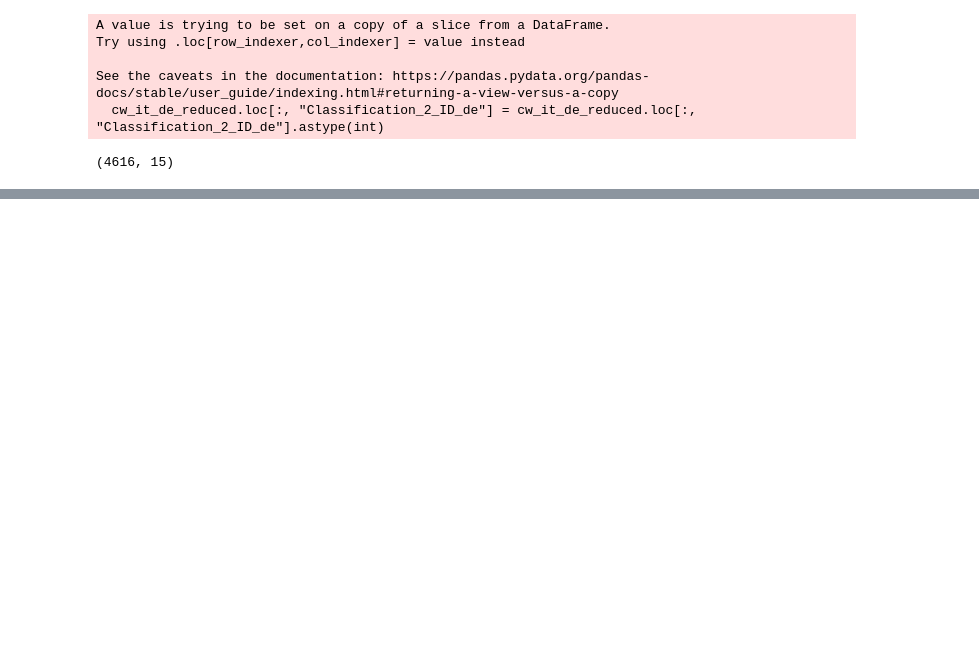
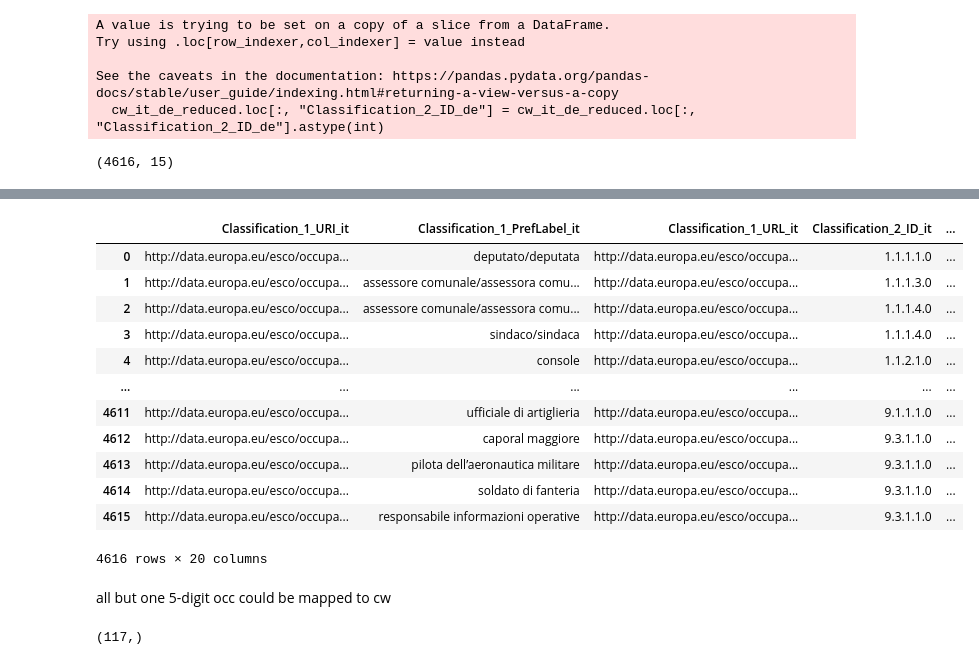
Before and after one commit to derpyninja/re4gt, a Jupyter notebook: notebooks/new/05-fz-crosswalk-it-esco-de.ipynb, the cells around one changed output, grey strips where cells are left out. Drawn from its saved outputs; the diff is of its cells as text; code cells hidden in the pictures; blank space fills up the shorter version.

```diff
--- a/notebooks/new/05-fz-crosswalk-it-esco-de.ipynb
+++ b/notebooks/new/05-fz-crosswalk-it-esco-de.ipynb
@@ -200,0 +292,35 @@ cw_it_de_reduced.to_csv(
+# %%
+cw_it_de_reduced_gmerged = pd.merge(
+    left=cw_it_de_reduced,
+    right=greenness_jrc,
+    left_on="Classification_2_ID_it",
+    right_on="isco08_jrc",
+    how="left",
+    validate="m:1"
+)
+
+# fill nans in greenness col with zeros
+cw_it_de_reduced_gmerged["greenness_jrc"] = \
+    cw_it_de_reduced_gmerged["greenness_jrc"].fillna(0)
+
+cw_it_de_reduced_gmerged
+# %% [output]
+|  | Classification_1_URI_it | Classification_1_PrefLabel_it | Classification_1_URL_it | Classification_2_ID_it | ... |
+| 0 | http://data.europa.eu/esco/occupa... | deputato/deputata | http://data.europa.eu/esco/occupa... | 1.1.1.1.0 | ... |
+| 1 | http://data.europa.eu/esco/occupa... | assessore comunale/assessora comu... | http://data.europa.eu/esco/occupa... | 1.1.1.3.0 | ... |
+| 2 | http://data.europa.eu/esco/occupa... | assessore comunale/assessora comu... | http://data.europa.eu/esco/occupa... | 1.1.1.4.0 | ... |
+| 3 | http://data.europa.eu/esco/occupa... | sindaco/sindaca | http://data.europa.eu/esco/occupa... | 1.1.1.4.0 | ... |
+| 4 | http://data.europa.eu/esco/occupa... | console | http://data.europa.eu/esco/occupa... | 1.1.2.1.0 | ... |
+| ... | ... | ... | ... | ... | ... |
+| 4611 | http://data.europa.eu/esco/occupa... | ufficiale di artiglieria | http://data.europa.eu/esco/occupa... | 9.1.1.1.0 | ... |
+| 4612 | http://data.europa.eu/esco/occupa... | caporal maggiore | http://data.europa.eu/esco/occupa... | 9.3.1.1.0 | ... |
+| 4613 | http://data.europa.eu/esco/occupa... | pilota dell’aeronautica militare | http://data.europa.eu/esco/occupa... | 9.3.1.1.0 | ... |
+| 4614 | http://data.europa.eu/esco/occupa... | soldato di fanteria | http://data.europa.eu/esco/occupa... | 9.3.1.1.0 | ... |
+| 4615 | http://data.europa.eu/esco/occupa... | responsabile informazioni operative | http://data.europa.eu/esco/occupa... | 9.3.1.1.0 | ... |
+4616 rows × 20 columns
+# %% [markdown]
+all but one 5-digit occ could be mapped to cw
+# %%
+cw_it_de_reduced_gmerged.isco08_jrc.unique().shape
+# %% [output]
+(117,)
```
Also changed, not shown: parts of 18 cells of this notebook, 20 other files.
